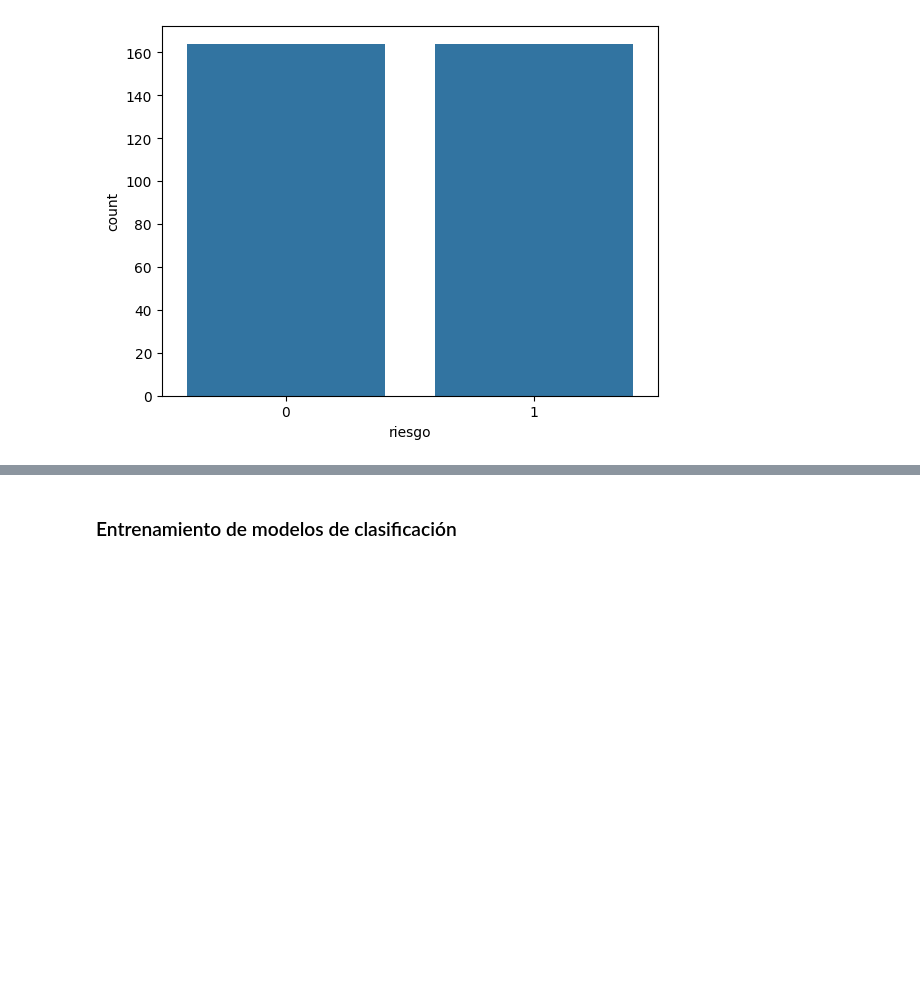
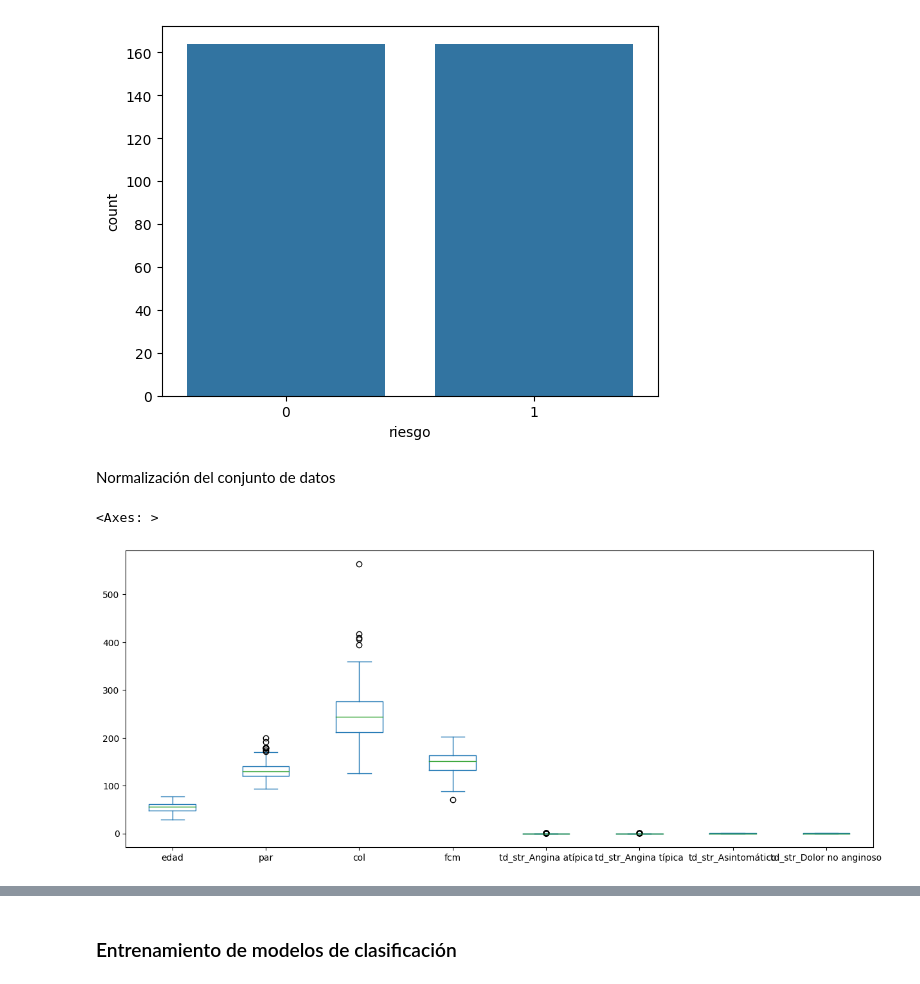
Before and after one commit to FedericoPacheco/tp2-cd, a Jupyter notebook: notebook.ipynb, the cells around one changed output, grey strips where cells are left out. Drawn from its saved outputs; the diff is of its cells as text; code cells hidden in the pictures; blank space fills up the shorter version.

```diff
--- a/notebook.ipynb
+++ b/notebook.ipynb
@@ -209,3 +209,12 @@ sns.countplot(x=y_over)
 # %% [output]
 <Axes: xlabel='riesgo', ylabel='count'>
 [figure]
+# %% [markdown]
+Normalización del conjunto de datos
+# %%
+# Visualizamos la distribución de las distintas variables previo a normalizar
+fig, ax = plt.subplots(figsize=(15,6))
+X_over.plot(kind='box', ax=ax)
+# %% [output]
+<Axes: >
+[figure, added]
```
Also changed, not shown: parts of 56 cells of this notebook.
